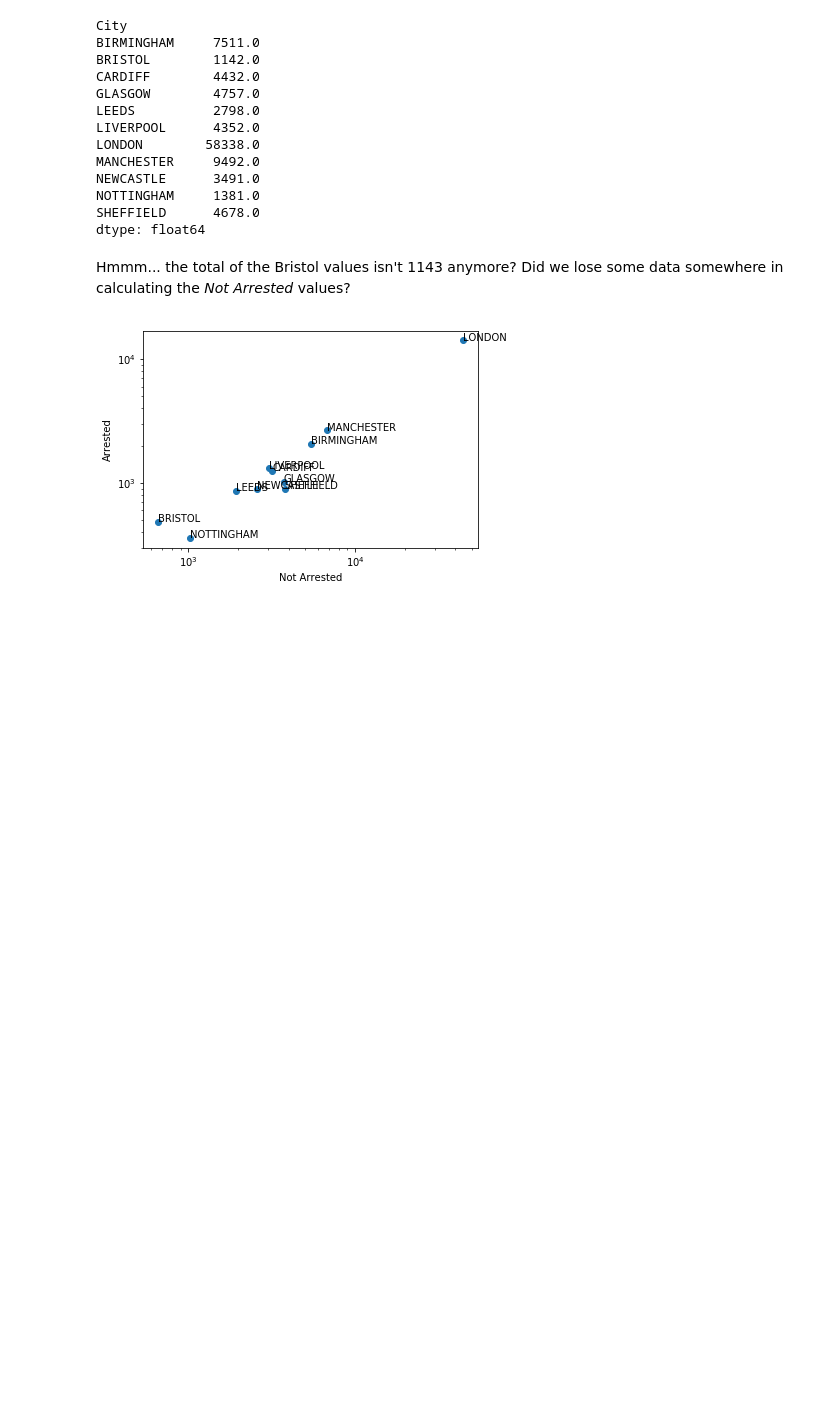
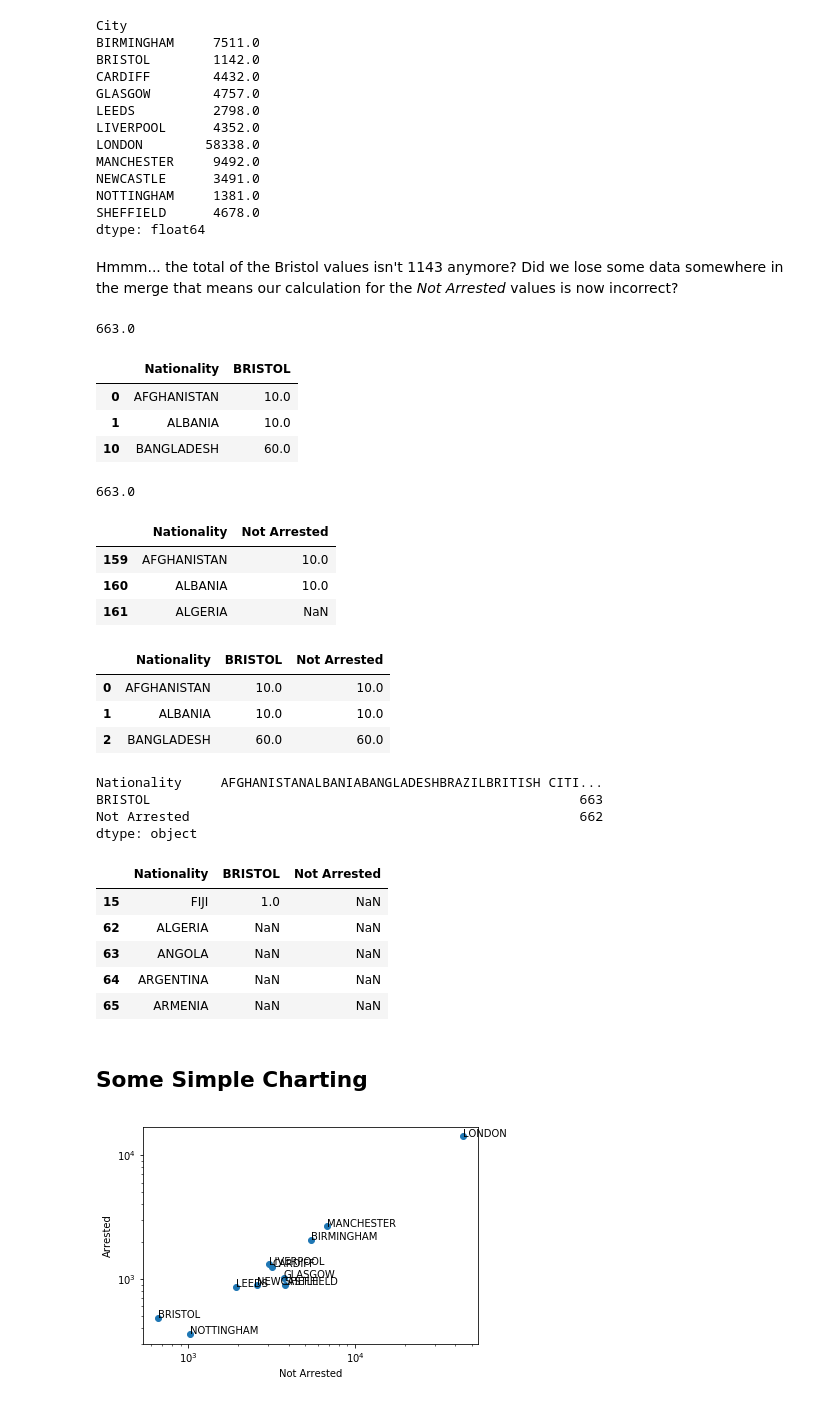
Before and after one commit to psychemedia/nbdemos, a Jupyter notebook: notebooks/UK Immigration Raids.ipynb, the cells around one changed output. Saved outputs shown, nothing was run; the diff lists cells and outputs as text; code cells hidden in the pictures; blank space fills up the shorter version.

```diff
--- a/notebooks/UK Immigration Raids.ipynb
+++ b/notebooks/UK Immigration Raids.ipynb
@@ -444,7 +444,57 @@ NOTTINGHAM     1381.0
 SHEFFIELD      4678.0
 dtype: float64
 # %% [markdown]
-Hmmm... the total of the Bristol values isn't 1143 anymore? Did we lose some data somewhere in calculating the *Not Arrested* values?
+Hmmm... the total of the Bristol values isn't 1143 anymore? Did we lose some data somewhere in the merge that means our calculation for the *Not Arrested* values is now incorrect?
+# %%
+enc_not_arr[enc_not_arr['BRISTOL'].notnull()]['BRISTOL'].sum()
+# %% [output]
+663.0
+# %%
+tmp1 = enc_not_arr[enc_not_arr['BRISTOL'].notnull()][['Nationality','BRISTOL']]
+tmp1.head(3)
+# %% [output]
+|  | Nationality | BRISTOL |
+| 0 | AFGHANISTAN | 10.0 |
+| 1 | ALBANIA | 10.0 |
+| 10 | BANGLADESH | 60.0 |
+# %%
+tmp1['BRISTOL'].sum()
+# %% [output]
+663.0
+# %%
+tmp2 = enc_merge_long[enc_merge_long['City']=='BRISTOL'][['Nationality','Not Arrested']]
+tmp2.head(3)
+# %% [output]
+|  | Nationality | Not Arrested |
+| 159 | AFGHANISTAN | 10.0 |
+| 160 | ALBANIA | 10.0 |
+| 161 | ALGERIA | NaN |
+# %%
+tmp3 = tmp1.merge(tmp2, on='Nationality', how='outer')
+tmp3.head(3)
+# %% [output]
+|  | Nationality | BRISTOL | Not Arrested |
+| 0 | AFGHANISTAN | 10.0 | 10.0 |
+| 1 | ALBANIA | 10.0 | 10.0 |
+| 2 | BANGLADESH | 60.0 | 60.0 |
+# %%
+tmp3.sum()
+# %% [output]
+Nationality     AFGHANISTANALBANIABANGLADESHBRAZILBRITISH CITI...
+BRISTOL                                                       663
+Not Arrested                                                  662
+dtype: object
+# %%
+tmp3[tmp3['BRISTOL']!=tmp3['Not Arrested']].head()
+# %% [output]
+|  | Nationality | BRISTOL | Not Arrested |
+| 15 | FIJI | 1.0 | NaN |
+| 62 | ALGERIA | NaN | NaN |
+| 63 | ANGOLA | NaN | NaN |
+| 64 | ARGENTINA | NaN | NaN |
+| 65 | ARMENIA | NaN | NaN |
+# %% [markdown]
+## Some Simple Charting
 # %%
 import matplotlib.pyplot as plt
 %matplotlib inline
```
